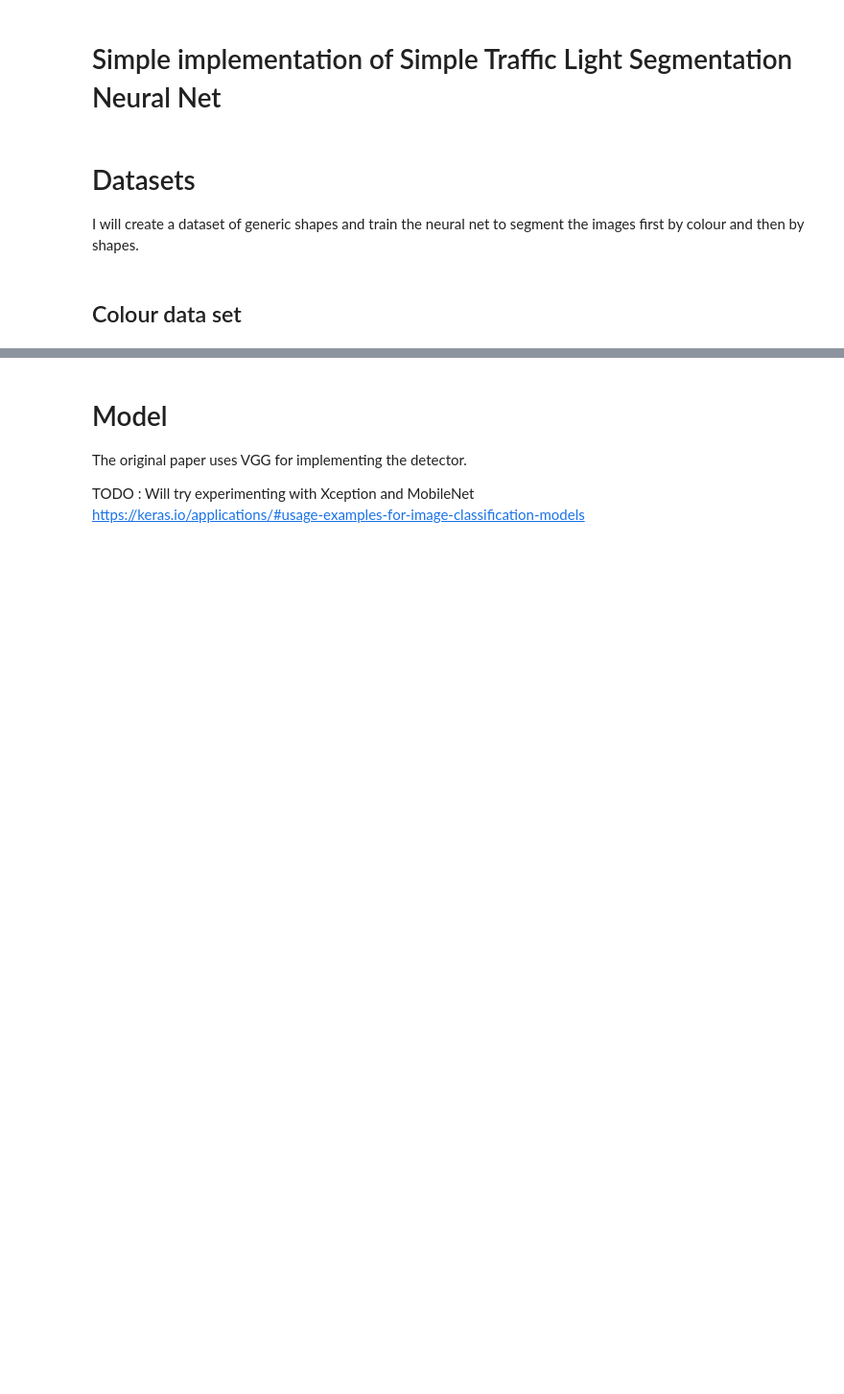
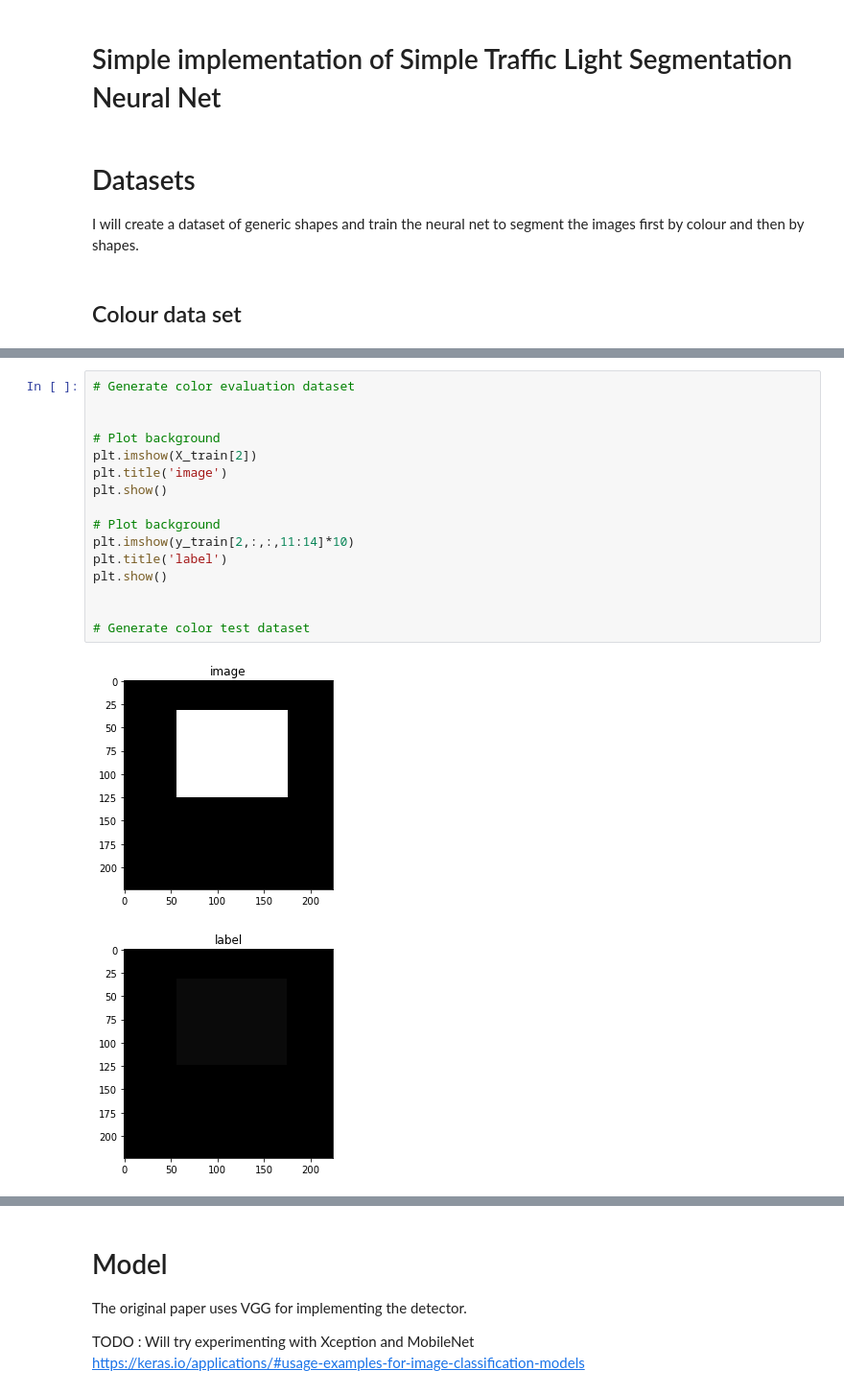
Before and after one commit to rdjondo/SimplisticSSD, a Jupyter notebook: SimpleSegNet_synthetic_dataset.ipynb, the cells around one changed output, grey strips where cells are left out. Shown at 96% size. Saved outputs shown, nothing was run; the diff lists cells and outputs as text; blank space fills up the shorter version.

```diff
--- a/SimpleSegNet_synthetic_dataset.ipynb
+++ b/SimpleSegNet_synthetic_dataset.ipynb
@@ -256,0 +138,19 @@ def generator(steps_per_epoch = 200):
+# %%
+# Generate color evaluation dataset
+
+
+# Plot background
+plt.imshow(X_train[2])
+plt.title('image')
+plt.show()
+
+# Plot background
+plt.imshow(y_train[2,:,:,11:14]*10)
+plt.title('label')
+plt.show()
+
+
+# Generate color test dataset
+# %% [output]
+[figure, added]
+[figure, added]
```
Also changed, not shown: parts of 12 cells of this notebook.
